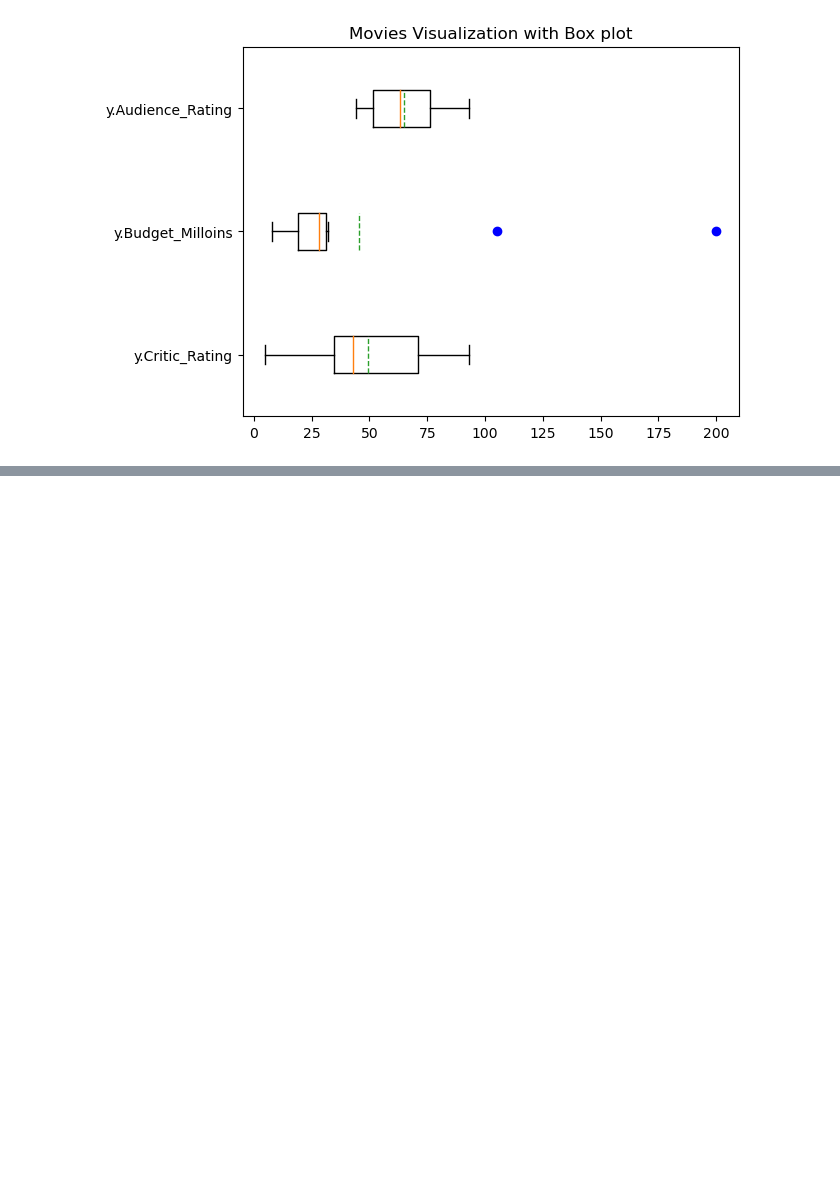
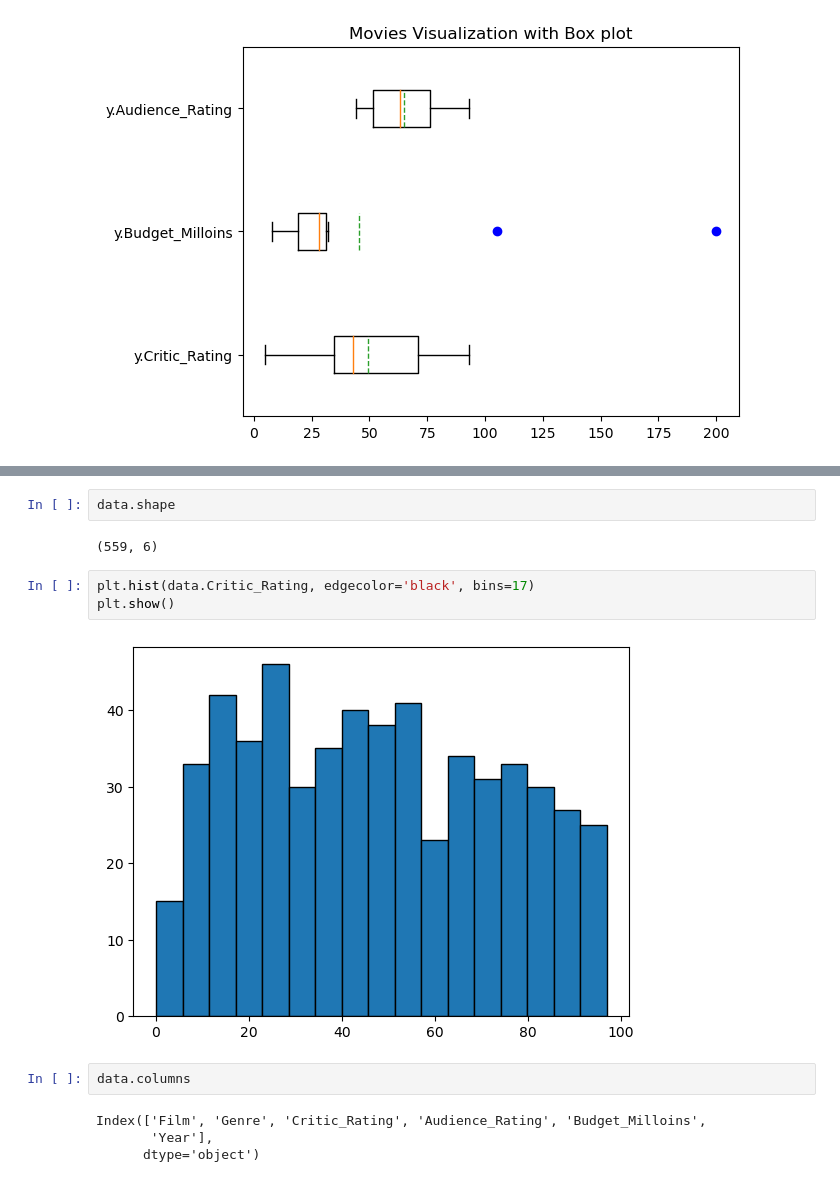
Before and after one commit to Maoulid94/Task-Matplotlib-Visualization, a Jupyter notebook: Task for matplotlib Visualization.ipynb, the cells around one changed output, grey strips where cells are left out. Drawn from its saved outputs; the diff is of its cells as text; blank space fills up the shorter version.

```diff
--- a/Task for matplotlib Visualization.ipynb
+++ b/Task for matplotlib Visualization.ipynb
@@ -195,0 +207,15 @@ plt.show()
+# %%
+data.shape
+# %% [output]
+(559, 6)
+# %%
+plt.hist(data.Critic_Rating, edgecolor='black', bins=17)
+plt.show()
+# %% [output]
+[figure, added]
+# %%
+data.columns
+# %% [output]
+Index(['Film', 'Genre', 'Critic_Rating', 'Audience_Rating', 'Budget_Milloins',
+       'Year'],
+      dtype='object')
```
Also changed, not shown: parts of 7 cells of this notebook.
